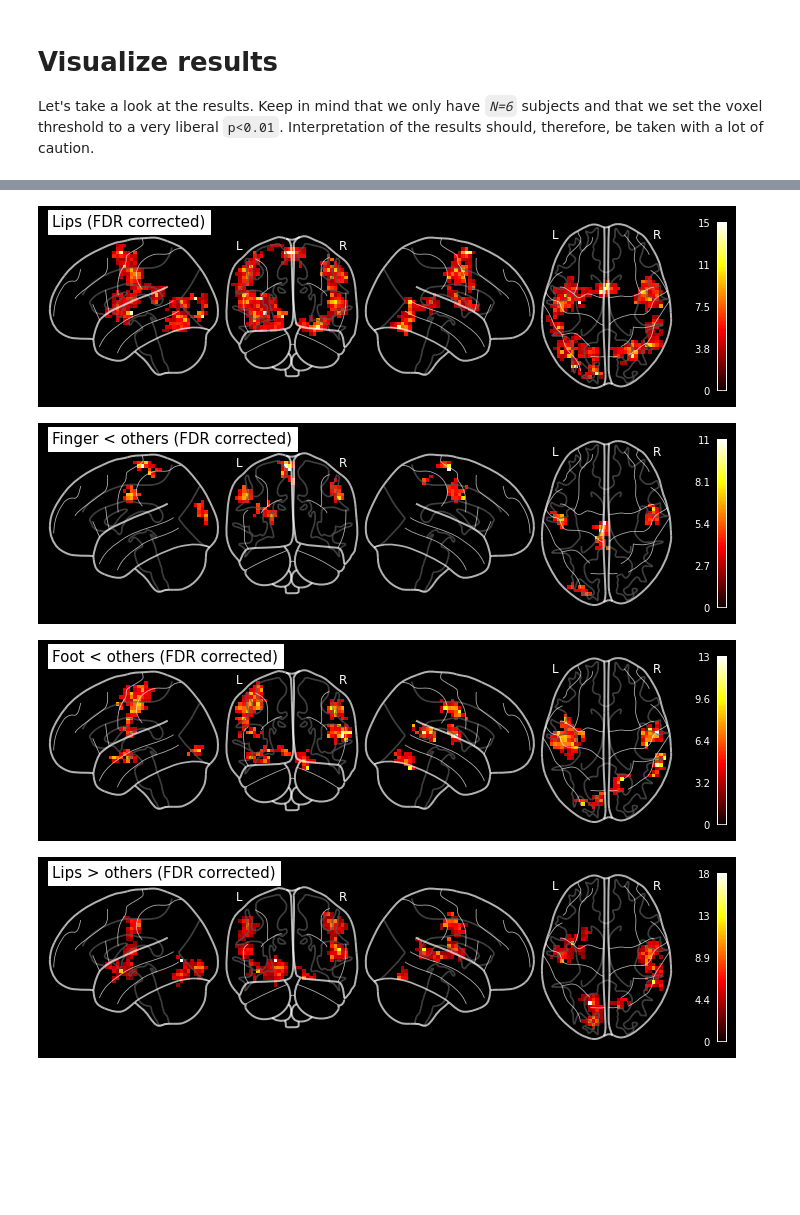
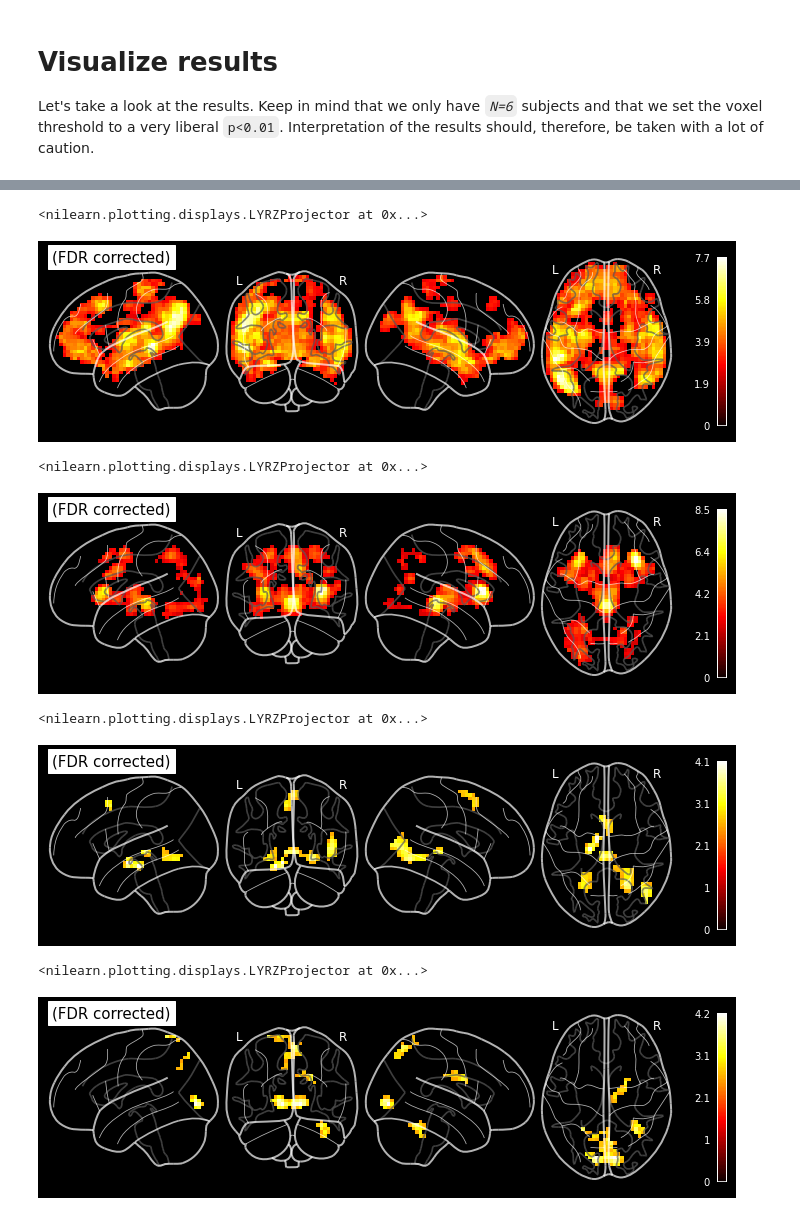
Before and after one commit to siyunb/Mount_Code, a Jupyter notebook: Visual_search_task/Individual_analysis.ipynb, the cells around one changed output, grey strips where cells are left out. Drawn from its saved outputs; the diff is of its cells as text; code cells hidden in the pictures; blank space fills up the shorter version.

```diff
--- a/Visual_search_task/Individual_analysis.ipynb
+++ b/Visual_search_task/Individual_analysis.ipynb
@@ -939,20 +942,24 @@ plot_glass_brain(out_path + 'con_0003/spmT_0001_thr.nii', display_mode='lyrz',
 # %%
-plot_glass_brain(out_path + 'con_0004/spmT_0001_thr.nii', display_mode='lyrz',
-                 black_bg=True, colorbar=True, title='Lips (FDR corrected)');
+plot_glass_brain('/home/neuro/Result/Visual_search_task/2nd_analysis/analysis_result/datasink/threshold/' + '_cont_id_0004/spmT_0001_thr.nii', display_mode='lyrz',
+                 black_bg=True, colorbar=True, title='(FDR corrected)')
 # %% [output]
+<nilearn.plotting.displays.LYRZProjector at 0x...>
-[figure, old version]
+[figure, new version]
 # %%
-plot_glass_brain(out_path + 'con_0005/spmT_0001_thr.nii', display_mode='lyrz',
-                 black_bg=True, colorbar=True, title='Finger < others (FDR corrected)');
+plot_glass_brain('/home/neuro/Result/Visual_search_task/2nd_analysis/analysis_result/datasink/threshold/' + '_cont_id_0005/spmT_0001_thr.nii', display_mode='lyrz',
+                 black_bg=True, colorbar=True, title='(FDR corrected)')
 # %% [output]
+<nilearn.plotting.displays.LYRZProjector at 0x...>
-[figure, old version]
+[figure, new version]
 # %%
-plot_glass_brain(out_path + 'con_0006/spmT_0001_thr.nii', display_mode='lyrz',
-                 black_bg=True, colorbar=True, title='Foot < others (FDR corrected)');
+plot_glass_brain('/home/neuro/Result/Visual_search_task/2nd_analysis/analysis_result/datasink/threshold/' + '_cont_id_0006/spmT_0001_thr.nii', display_mode='lyrz',
+                 black_bg=True, colorbar=True, title='(FDR corrected)')
 # %% [output]
+<nilearn.plotting.displays.LYRZProjector at 0x...>
-[figure, old version]
+[figure, new version]
 # %%
-plot_glass_brain(out_path + 'con_0007/spmT_0001_thr.nii', display_mode='lyrz',
-                 black_bg=True, colorbar=True, title='Lips > others (FDR corrected)');
+plot_glass_brain('/home/neuro/Result/Visual_search_task/2nd_analysis/analysis_result/datasink/threshold/' + '_cont_id_0007/spmT_0001_thr.nii', display_mode='lyrz',
+                 black_bg=True, colorbar=True, title='(FDR corrected)')
 # %% [output]
+<nilearn.plotting.displays.LYRZProjector at 0x...>
-[figure, old version]
+[figure, new version]
```
Also changed, not shown: parts of 76 cells of this notebook, 4 other files.
